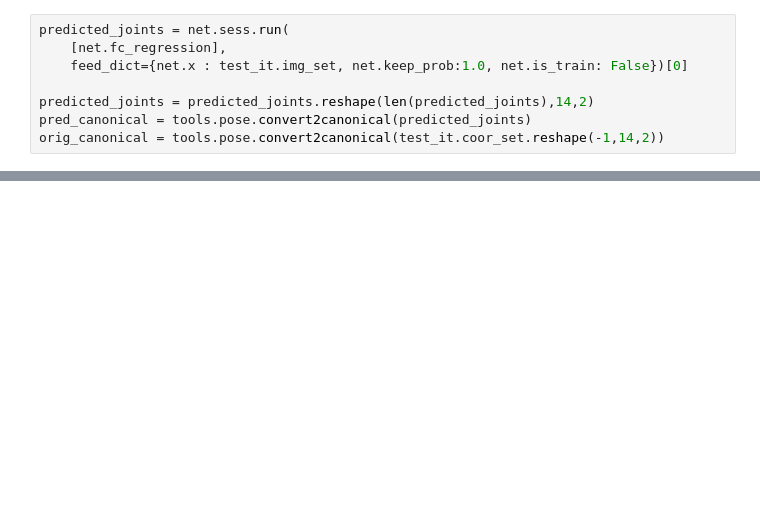
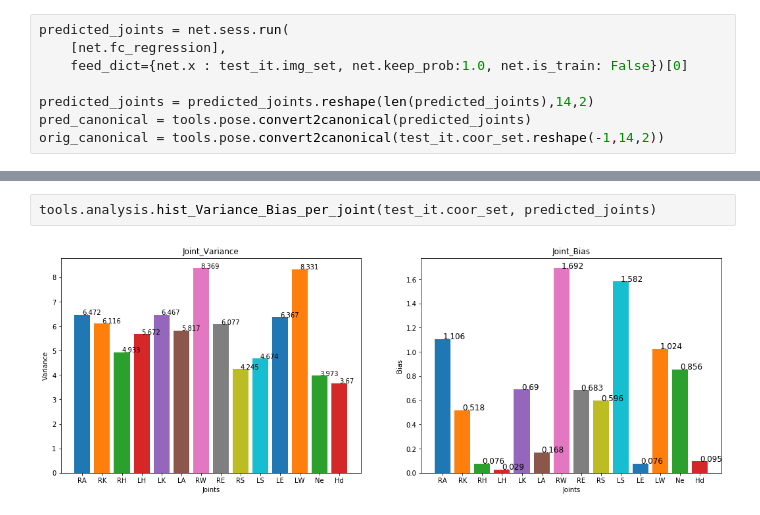
Before and after one commit to Hahnnz/Human_Pose_MET_Score_Estimation, a Jupyter notebook: Analysis_Result.ipynb, the cells around one changed output, grey strips where cells are left out. Saved outputs shown, nothing was run; the diff lists cells and outputs as text; blank space fills up the shorter version.

```diff
--- a/Analysis_Result.ipynb
+++ b/Analysis_Result.ipynb
@@ -204,0 +49,4 @@ for idx, img in enumerate(class_pred_result):
+# %%
+tools.analysis.hist_Variance_Bias_per_joint(test_it.coor_set, predicted_joints)
+# %% [output]
+[figure, added]
```
Also changed, not shown: parts of 14 cells of this notebook.
